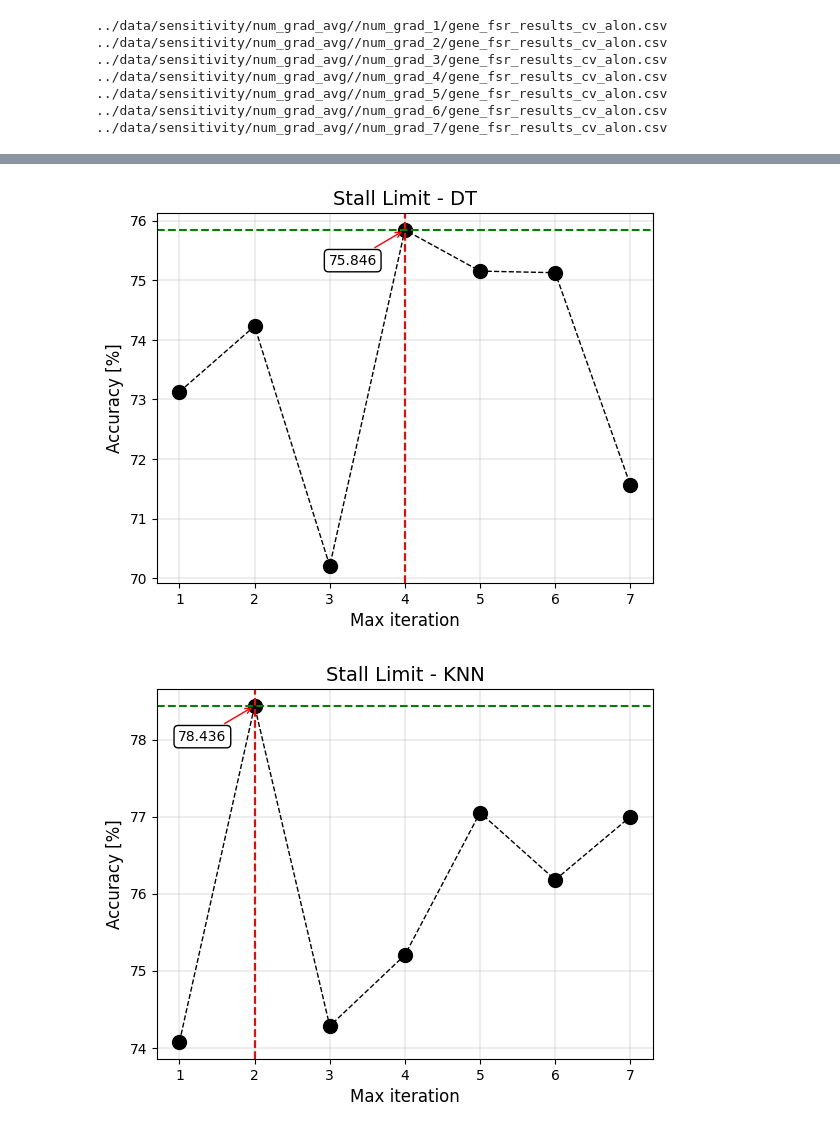
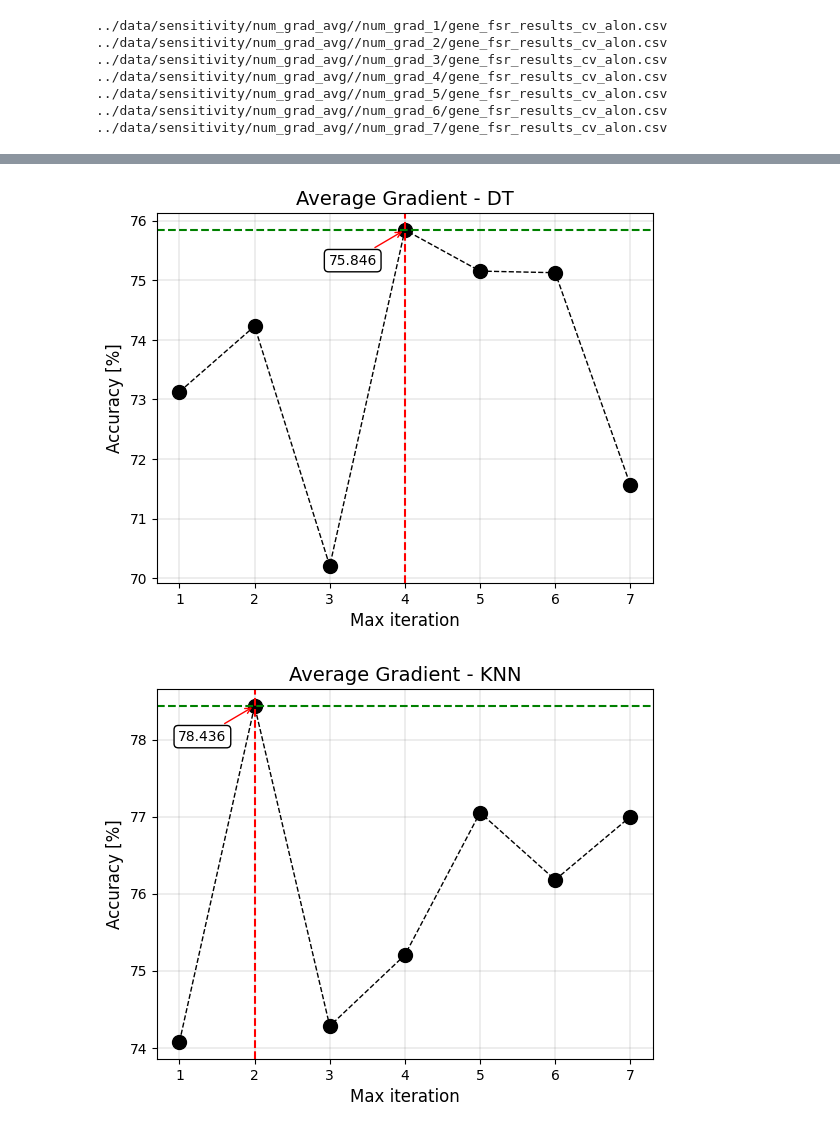
Before and after one commit to erirosv/Master-Thesis, a Jupyter notebook: modelling/sensitivity/plot_styles_avg_grad.ipynb, the cells around one changed output, grey strips where cells are left out. Drawn from its saved outputs; the diff is of its cells as text; code cells hidden in the pictures.

```diff
--- a/modelling/sensitivity/plot_styles_avg_grad.ipynb
+++ b/modelling/sensitivity/plot_styles_avg_grad.ipynb
@@ -161,15 +161,15 @@ plot_data(df_SVM_mean, data_list_numbers, title, xt, yt, 0, df_SVM_mean[0], 30,
 # %%
-title = 'Stall Limit - DT'
+title = 'Average Gradient - DT'
 xt = 'Max iteration'
 yt = 'Accuracy [%]'
 plot_data(df_DT_mean, data_list_numbers, title, xt, yt, 3, df_DT_mean[3], -55, -25)
 # %% [output]
-[figure, old version]
+[figure, new version]
 # %%
-title = 'Stall Limit - KNN'
+title = 'Average Gradient - KNN'
 xt = 'Max iteration'
 yt = 'Accuracy [%]'
 plot_data(df_KNN_mean, data_list_numbers, title, xt, yt, 1, df_KNN_mean[1], -55, -25)
 # %% [output]
-[figure, old version]
+[figure, new version]
 # %%
```
Also changed, not shown: parts of 3 cells of this notebook, 2 other files.
